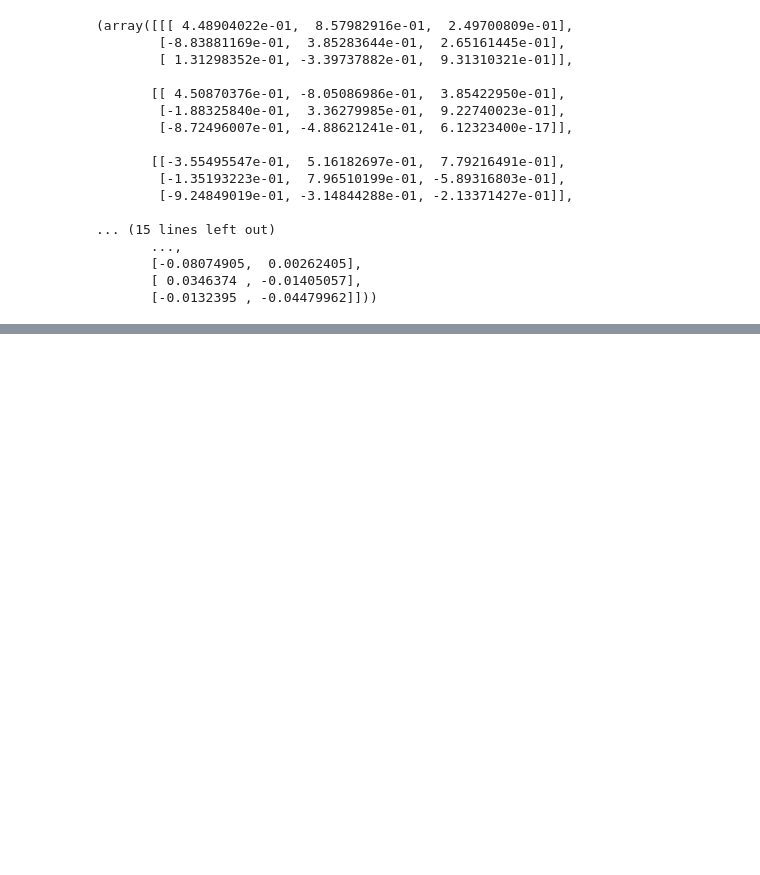
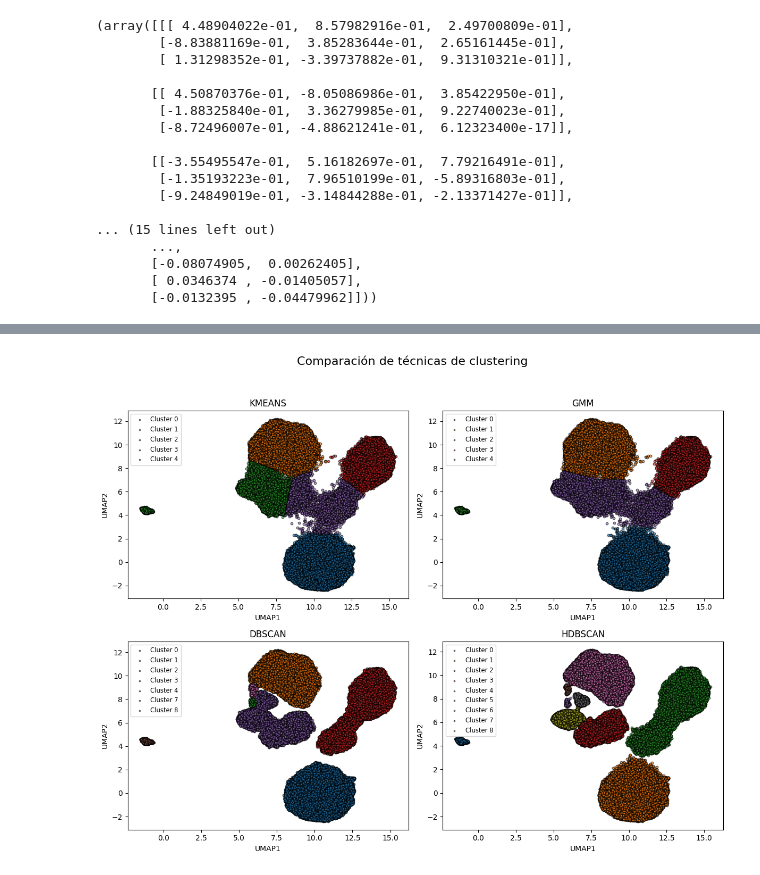
Before and after one commit to DiegoSC13/master, a Jupyter notebook: aux_functions/test.ipynb, the cells around one changed output, grey strips where cells are left out. Drawn from its saved outputs; the diff is of its cells as text; code cells hidden in the pictures; blank space fills up the shorter version.

```diff
--- a/aux_functions/test.ipynb
+++ b/aux_functions/test.ipynb
@@ -1448,0 +1631,23 @@ print(data)
+# %%
+# Supongamos que ya tenés: z, pca, umap
+import cryodrgn
+from cryodrgn import analysis, utils, config
+
+z_path = '/nfs/bartesaghilab2/ds672/master/workflow/experiments/empiar10076/2025_06_14_19_45_33_z8_ds320_iter1/z.59.pkl'
+umap_path = '/nfs/bartesaghilab2/ds672/master/workflow/experiments/empiar10076/2025_06_14_19_45_33_z8_ds320_iter1/analysis_diego.59/umap.pkl'
+
+z = utils.load_pkl(z_path)
+umap = utils.load_pkl(umap_path)
+
+# Clustering sobre UMAP
+labels_kmeans = aplicar_clustering('kmeans', umap, n_clusters=5)
+# plot_clusters(umap, labels_kmeans, title="KMeans sobre UMAP")
+
+labels_gmm = aplicar_clustering('gmm', umap, n_clusters=5)
+# plot_clusters(umap, labels_gmm, title="GMM sobre UMAP")
+
+labels_dbscan = aplicar_clustering('dbscan', umap, eps=0.5, min_samples=50)
+# plot_clusters(umap, labels_dbscan, title="DBSCAN sobre UMAP")
+
+labels_hdbscan = aplicar_clustering('hdbscan', umap, min_cluster_size=50)
+# plot_clusters(umap, labels_hdbscan, title="HDBSCAN sobre UMAP")
@@ -1448,0 +1854,17 @@ print(data)
+# %%
+new_labels_gmm = remap_cluster_labels(umap, labels_kmeans, labels_gmm)
+new_labels_dbscan = remap_cluster_labels(umap, labels_kmeans, labels_dbscan)
+labels_dict = {
+    "KMeans": labels_kmeans,
+    "GMM": new_labels_gmm,
+    "DBSCAN": new_labels_dbscan,
+    "HDBSCAN": labels_hdbscan
+}
+
+# Mostrar todos los puntos, incluyendo ruido
+#plot_all_clusterings(umap, labels_dict, show_noise=True)
+
+# O eliminar el ruido de DBSCAN y HDBSCAN
+plot_all_clusterings(umap, labels_dict, show_noise=False)
+# %% [output]
+[figure, added]
```
Also changed, not shown: parts of 22 cells of this notebook.
